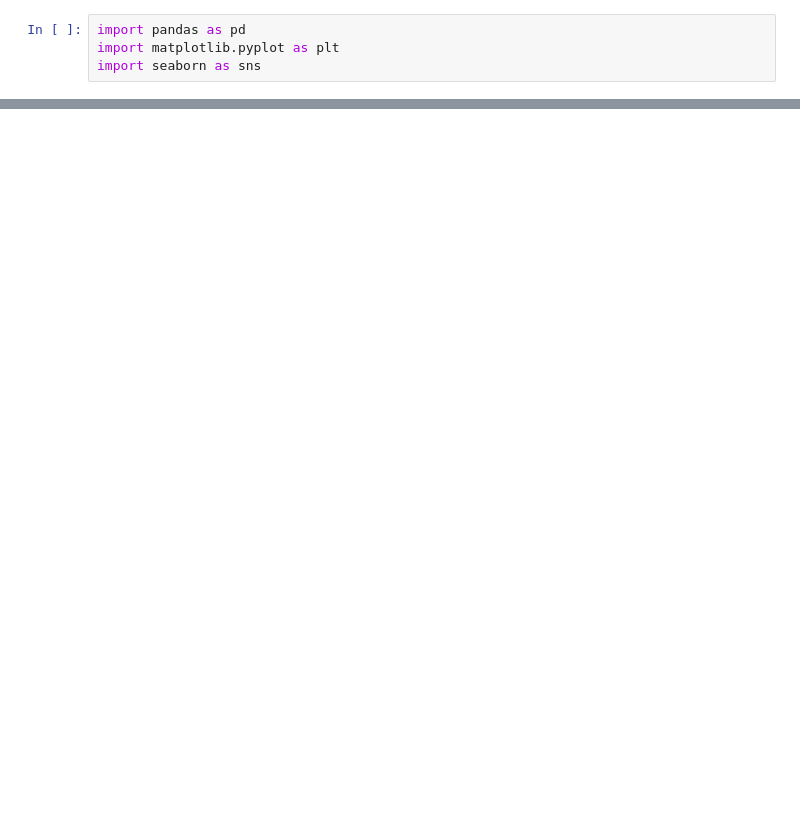
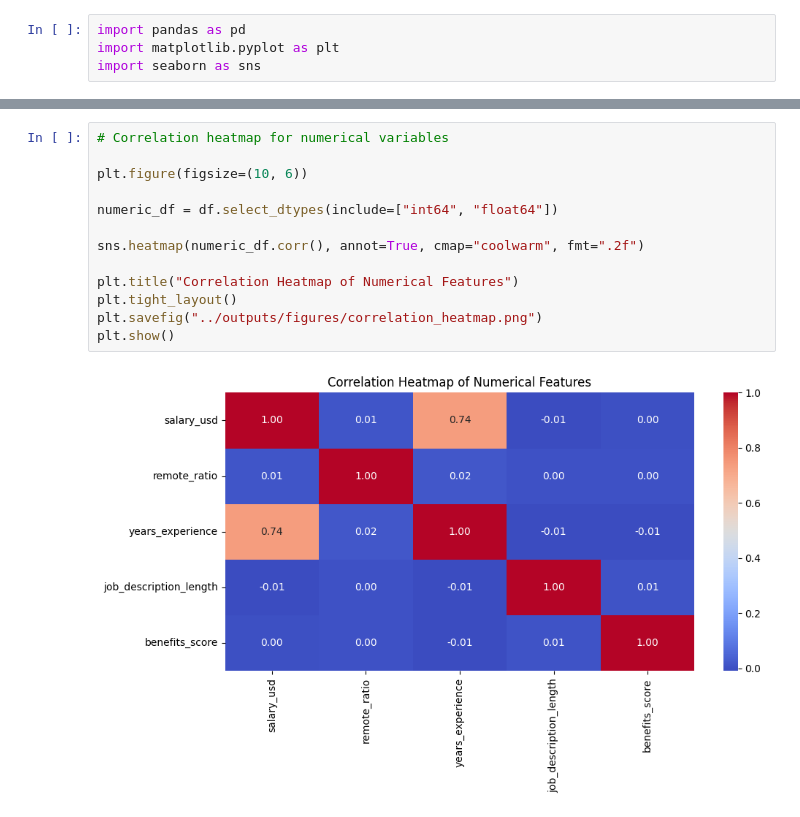
Before and after one commit to milipatel1309/ai-job-market-analysis, a Jupyter notebook: notebooks/02_eda.ipynb, the cells around one changed output, grey strips where cells are left out. Saved outputs shown, nothing was run; the diff lists cells and outputs as text; blank space fills up the shorter version.

```diff
--- a/notebooks/02_eda.ipynb
+++ b/notebooks/02_eda.ipynb
@@ -71,0 +91,15 @@ plt.show()
+# %%
+# Correlation heatmap for numerical variables
+
+plt.figure(figsize=(10, 6))
+
+numeric_df = df.select_dtypes(include=["int64", "float64"])
+
+sns.heatmap(numeric_df.corr(), annot=True, cmap="coolwarm", fmt=".2f")
+
+plt.title("Correlation Heatmap of Numerical Features")
+plt.tight_layout()
+plt.savefig("../outputs/figures/correlation_heatmap.png")
+plt.show()
+# %% [output]
+[figure, added]
```
Also changed, not shown: parts of 8 cells of this notebook, 8 other files.
